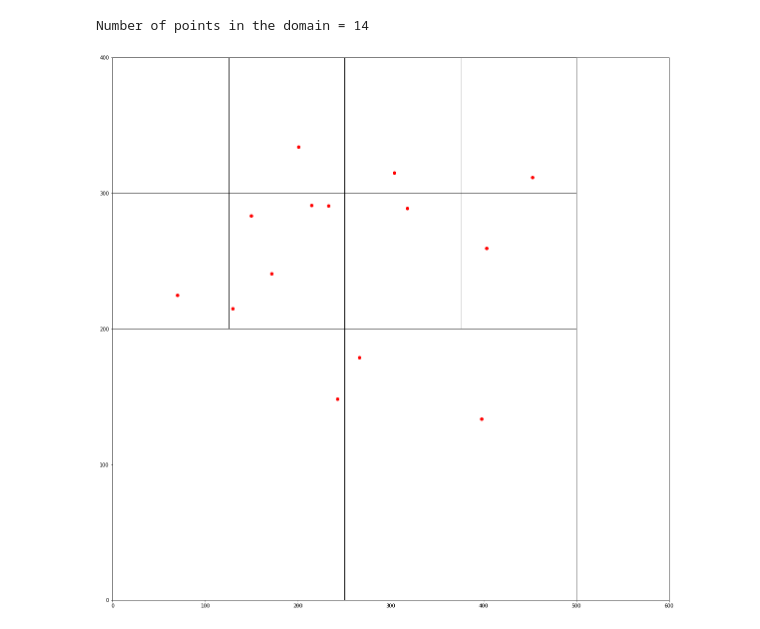
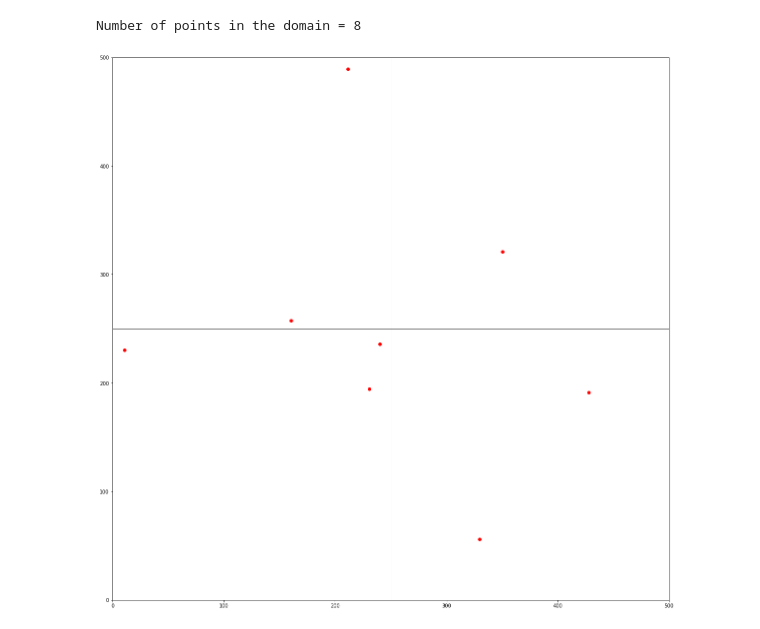
Before and after one commit to sairpa/QTVisualizer, a Jupyter notebook: Quadtree_G12.ipynb, the cells around one changed output. Cells and saved outputs as stored; diff of their text form; code cells hidden in the pictures.

```diff
--- a/Quadtree_G12.ipynb
+++ b/Quadtree_G12.ipynb
@@ -119,24 +116,24 @@ Number of points in the domain = 421
 # %%
-width, height = 500, 400
-N = 15
+width, height = 500, 500
+N = 10
 coords = np.random.randn(N, 2) * height/3 + (width/2, height/2)
 points = [Point(*coord) for coord in coords]
 
 domain = Rect(width/2, height/2, width, height)
 qtree = QuadTree(domain, 3)
 for point in points:
     qtree.insert(point)
 print('Number of points in the domain =', len(qtree))
 
 fig = plt.figure(figsize=(20,20))
 ax = plt.subplot()
 ax.set_xlim(0, width)
 ax.set_ylim(0, height)
 qtree.draw(ax)
 
 ax.scatter([p.x for p in points], [p.y for p in points], s=35,color="red")
-ax.set_xticks([0,100,200,300,400,500,600])
-ax.set_yticks([0,100,200,300,400]);
+ax.set_xticks([0,100,200,300,400,500])
+ax.set_yticks([0,100,200,300,400,500]);
 # %% [output]
-Number of points in the domain = 14
+Number of points in the domain = 8
-[figure, old version]
+[figure, new version]
```
Also changed, not shown: parts of 1 cell of this notebook, 4 other files.
